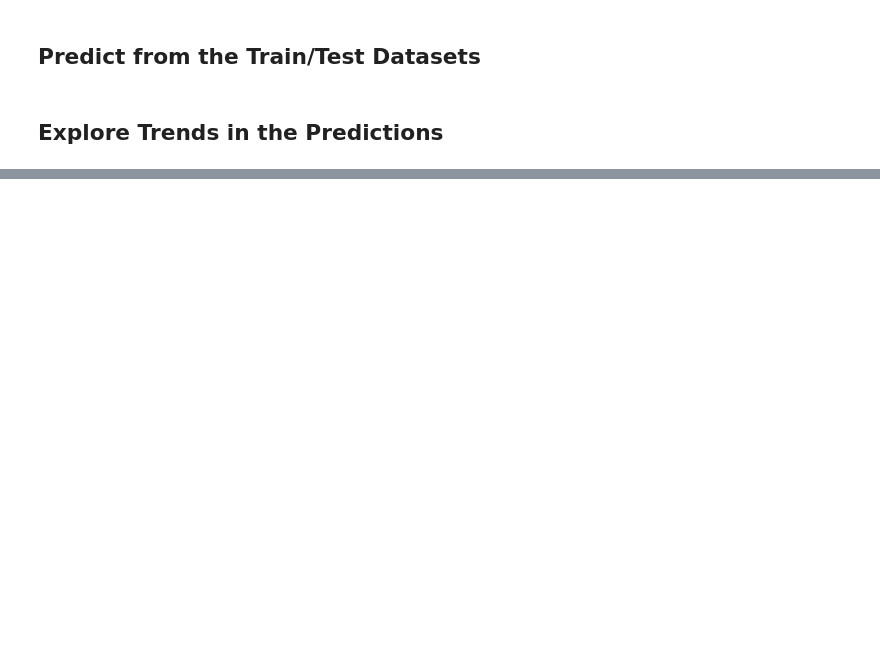
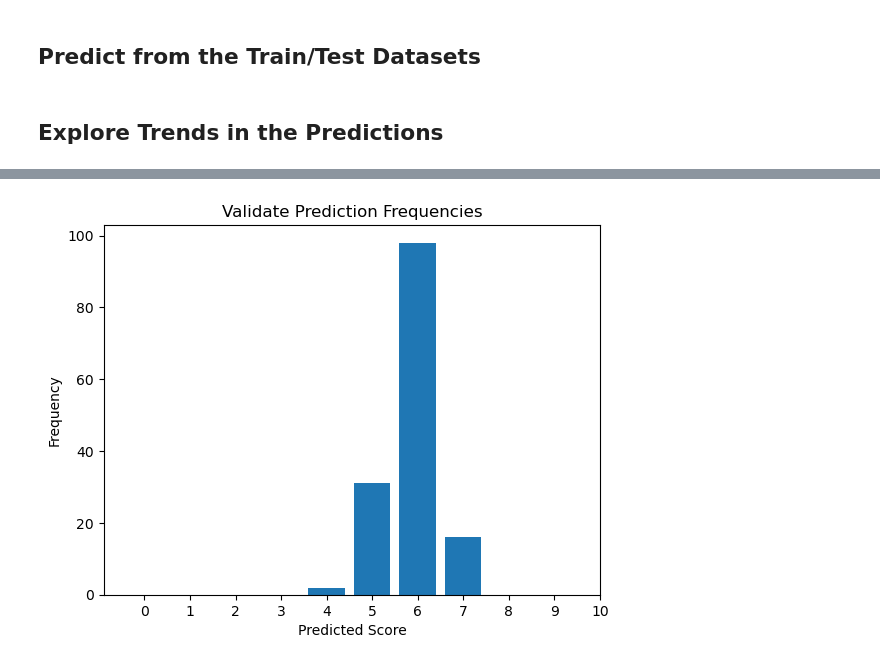
Before and after one commit to DamianB-BitFlipper/wine_quality, a Jupyter notebook: notebooks/white_wine_exploration.ipynb, the cells around one changed output, grey strips where cells are left out. Drawn from its saved outputs; the diff is of its cells as text; code cells hidden in the pictures; blank space fills up the shorter version.

```diff
--- a/notebooks/white_wine_exploration.ipynb
+++ b/notebooks/white_wine_exploration.ipynb
@@ -144,3 +152,17 @@ plt.show()
+# %%
+# Create histogram
+plt.hist(validate_pred_scores, bins=range(11), align='left', rwidth=0.8)
+
+# Set labels and title
+plt.title('Validate Prediction Frequencies')
+plt.xlabel('Predicted Score')
+plt.ylabel('Frequency')
+plt.xticks(range(11))
+
+# Show plot
+plt.show()
+# %% [output]
+[figure, added]
 # %%
 # Create histogram
 plt.hist(test_pred_scores, bins=range(11), align='left', rwidth=0.8)
```
Also changed, not shown: parts of 4 cells of this notebook, 1 other file.
